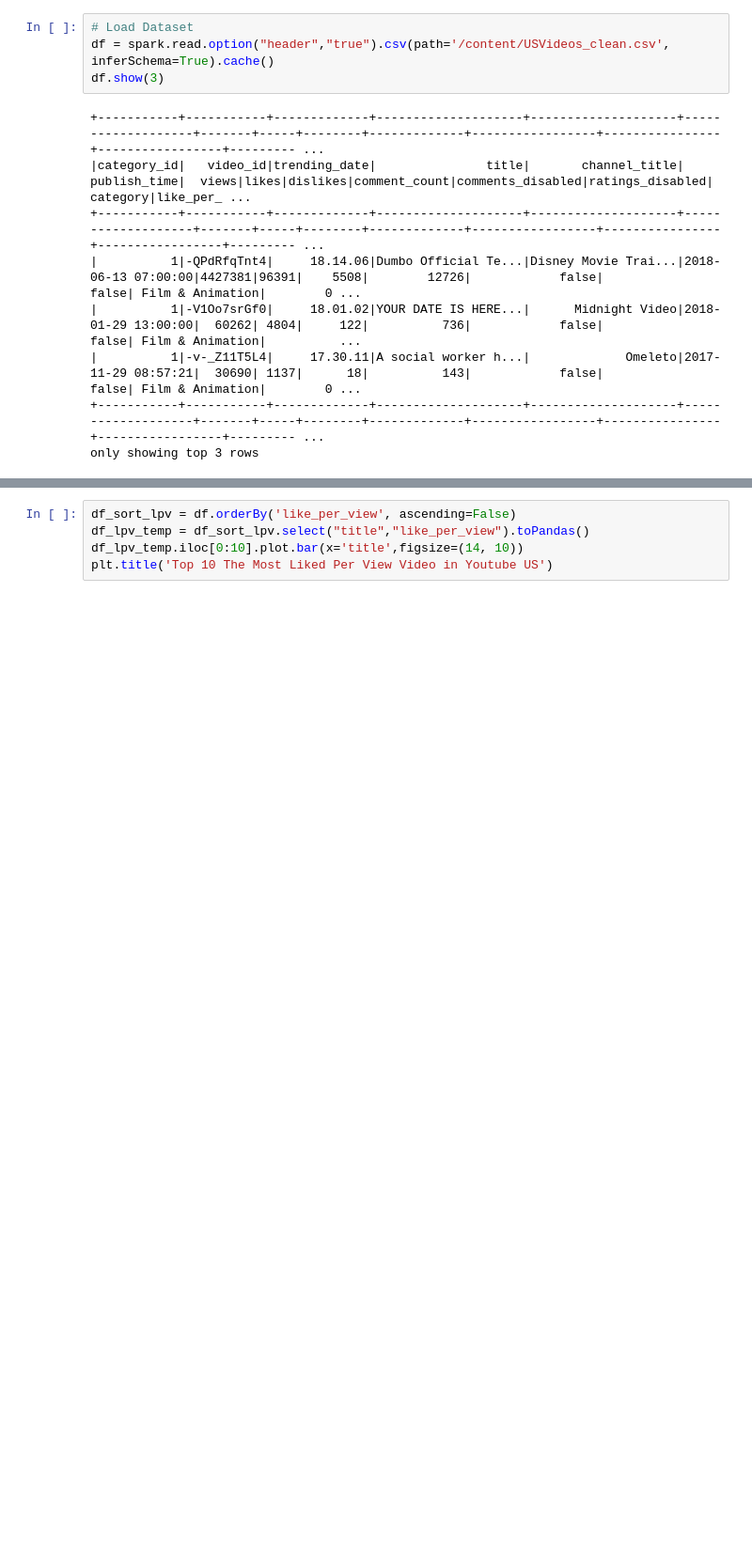
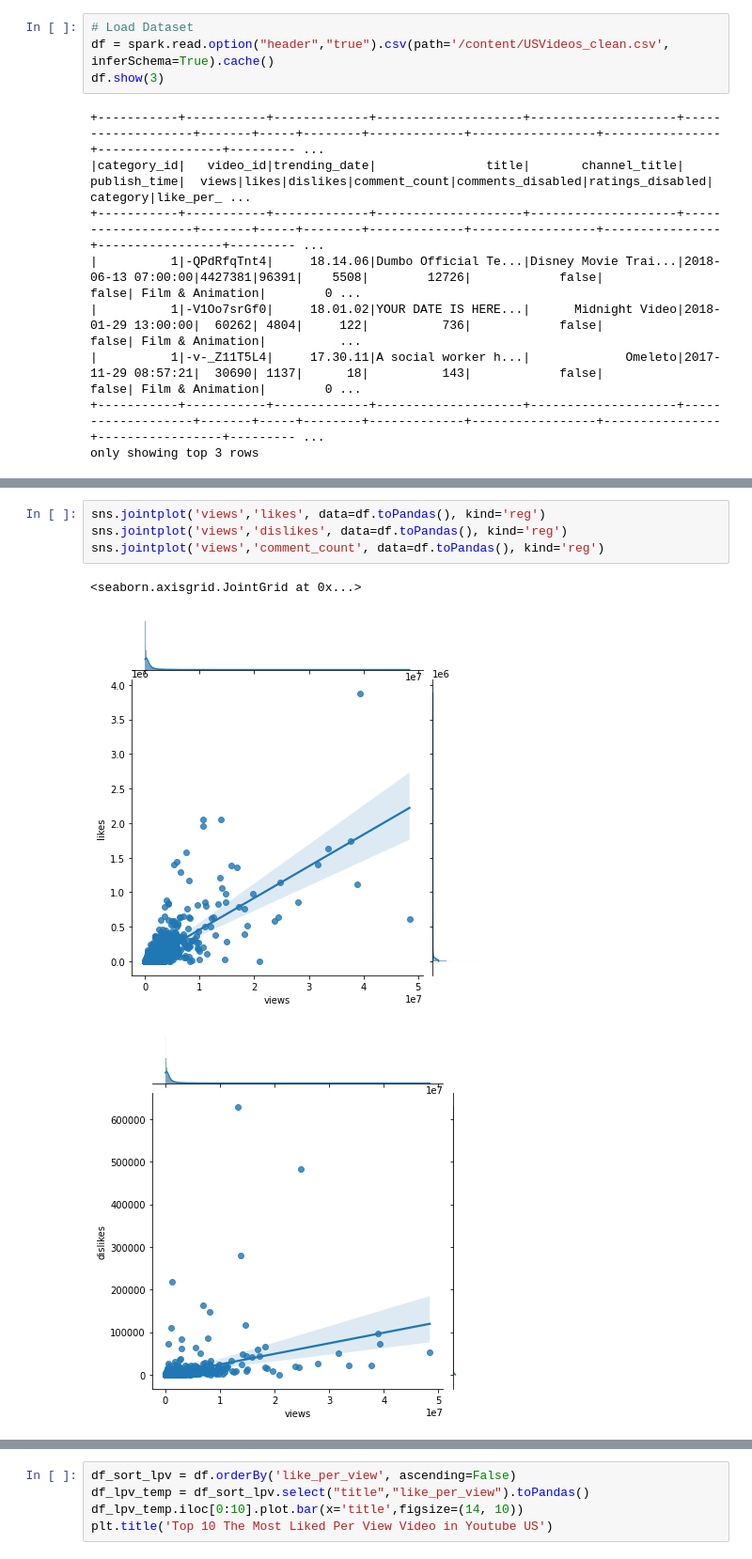
Before and after one commit to raihanramadan49/YoutubeTrending2017_PysparkETL, a Jupyter notebook: Rexdat.ipynb, the cells around one changed output, grey strips where cells are left out. Shown: that part at 94% size. Saved outputs shown, nothing was run; the diff lists cells and outputs as text; blank space fills up the shorter version.

```diff
--- a/Rexdat.ipynb
+++ b/Rexdat.ipynb
@@ -283,0 +302,8 @@ only showing top 3 rows
+# %%
+sns.jointplot('views','likes', data=df.toPandas(), kind='reg')
+sns.jointplot('views','dislikes', data=df.toPandas(), kind='reg')
+sns.jointplot('views','comment_count', data=df.toPandas(), kind='reg')
+# %% [output]
+<seaborn.axisgrid.JointGrid at 0x...>
+[figure, added]
+[figure, added]
```
Also changed, not shown: parts of 6 cells of this notebook.
